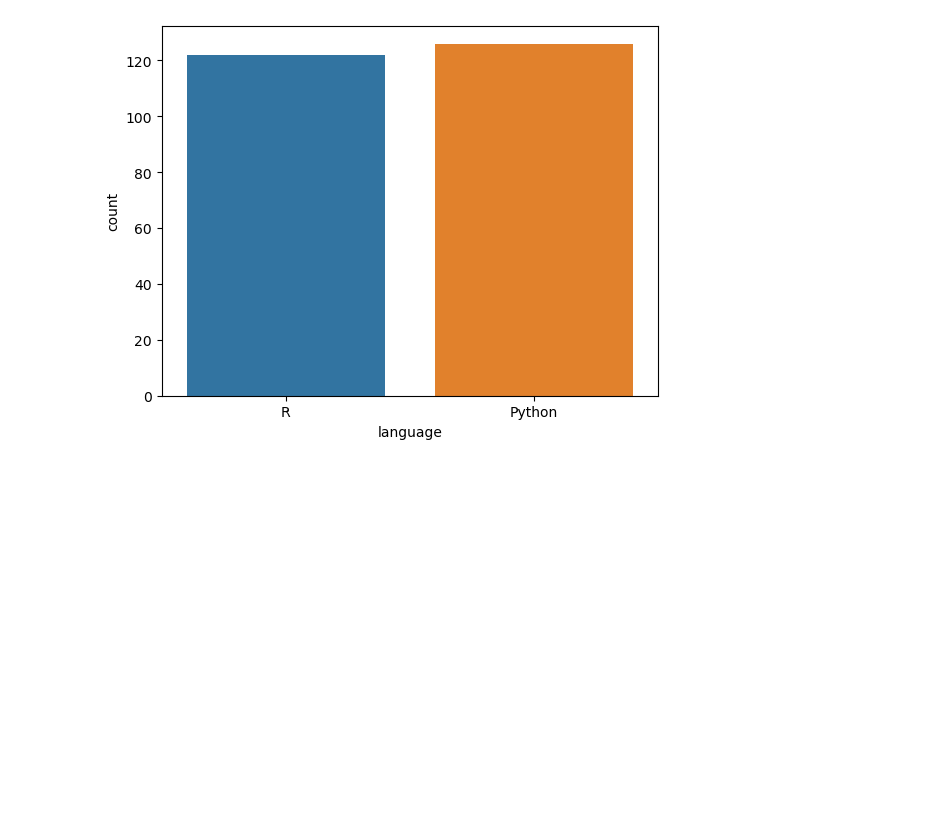
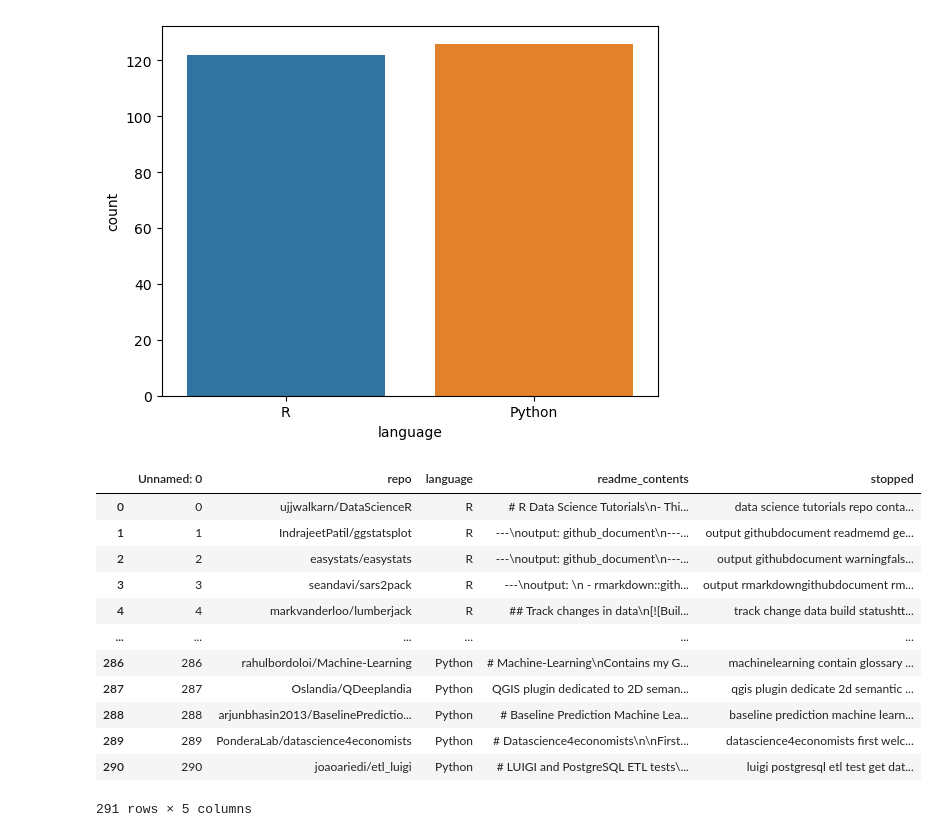
Before and after one commit to Cod-Up-Our-Data/github_language_processing, a Jupyter notebook: wrangle_e.ipynb, the cells around one changed output. Cells and saved outputs as stored; diff of their text form; code cells hidden in the pictures; blank space fills up the shorter version.

```diff
--- a/wrangle_e.ipynb
+++ b/wrangle_e.ipynb
@@ -88,0 +91,16 @@ lang_count = sns.countplot(x=train['language'],data=df)
+# %%
+p
+# %% [output]
+|  | Unnamed: 0 | repo | language | readme_contents | stopped |
+| 0 | 0 | ujjwalkarn/DataScienceR | R | # R Data Science Tutorials\n- Thi... | data science tutorials repo conta... |
+| 1 | 1 | IndrajeetPatil/ggstatsplot | R | ---\noutput: github_document\n---... | output githubdocument readmemd ge... |
+| 2 | 2 | easystats/easystats | R | ---\noutput: github_document\n---... | output githubdocument warningfals... |
+| 3 | 3 | seandavi/sars2pack | R | ---\noutput: \n - rmarkdown::gith... | output rmarkdowngithubdocument rm... |
+| 4 | 4 | markvanderloo/lumberjack | R | ## Track changes in data\n[![Buil... | track change data build statushtt... |
+| ... | ... | ... | ... | ... | ... |
+| 286 | 286 | rahulbordoloi/Machine-Learning | Python | # Machine-Learning\nContains my G... | machinelearning contain glossary ... |
+| 287 | 287 | Oslandia/QDeeplandia | Python | QGIS plugin dedicated to 2D seman... | qgis plugin dedicate 2d semantic ... |
+| 288 | 288 | arjunbhasin2013/BaselinePredictio... | Python | # Baseline Prediction Machine Lea... | baseline prediction machine learn... |
+| 289 | 289 | PonderaLab/datascience4economists | Python | # Datascience4economists\n\nFirst... | datascience4economists first welc... |
+| 290 | 290 | joaoariedi/etl_luigi | Python | # LUIGI and PostgreSQL ETL tests\... | luigi postgresql etl test get dat... |
+291 rows × 5 columns
```
Also changed, not shown: parts of 3 cells of this notebook.
